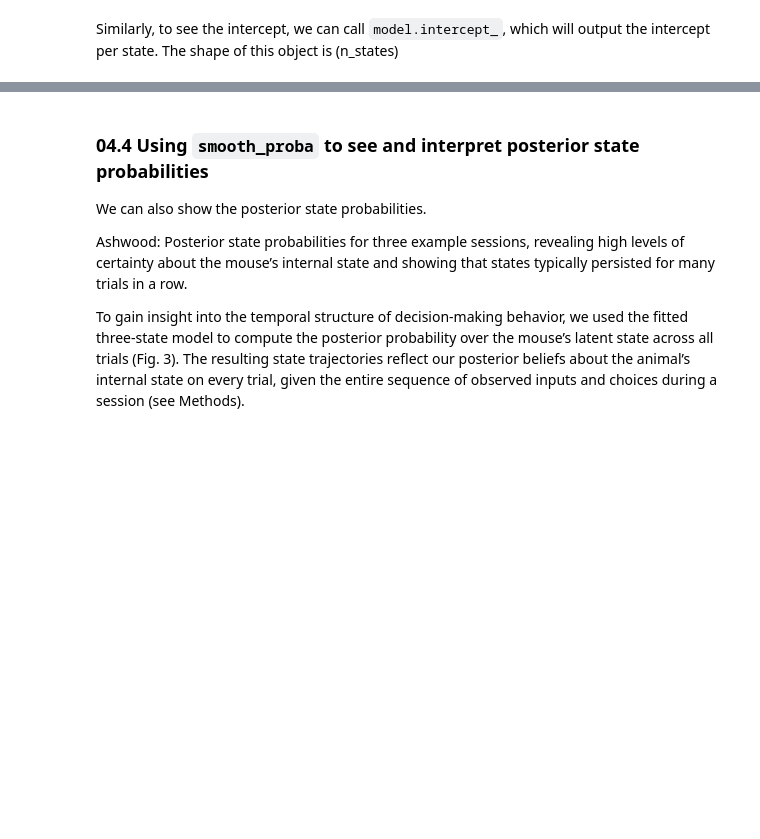
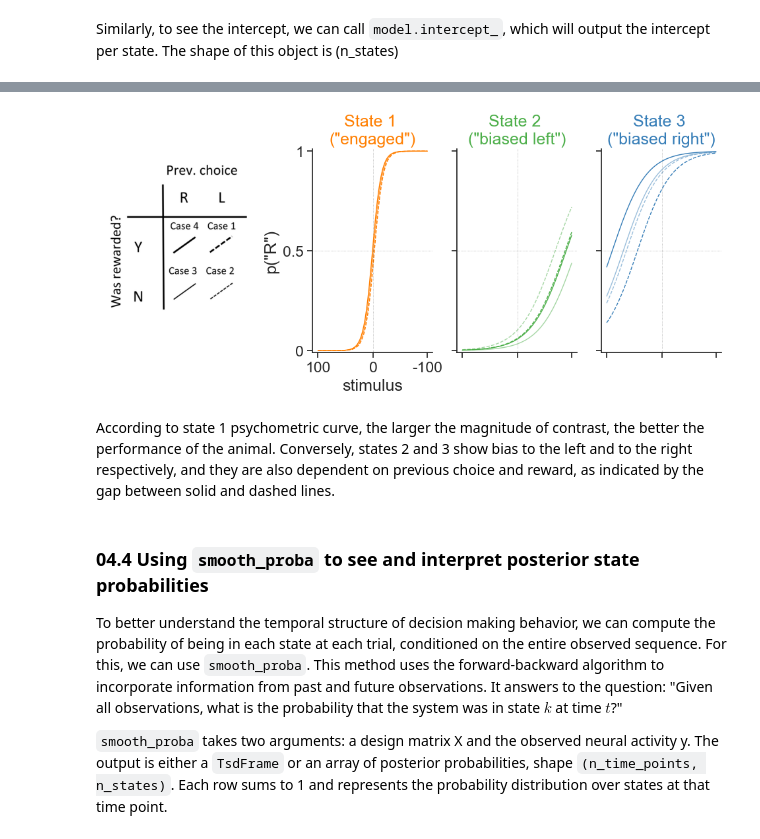
Before and after one commit to camila-maura/glm_hmm_notebook, a Jupyter notebook: scripts/01_ashwood_replication.ipynb, the cells around one changed output, grey strips where cells are left out. Drawn from its saved outputs; the diff is of its cells as text; code cells hidden in the pictures; blank space fills up the shorter version.

Commit message:
finished first draft of notebook. pending details of conclusion and additional resources

````diff
--- a/scripts/01_ashwood_replication.ipynb
+++ b/scripts/01_ashwood_replication.ipynb
@@ -1248,0 +757,38 @@ plt.show()
+# %%
+# Get max and min stimulus contrast
+min_val_stim = np.min(X[:, 0])
+max_val_stim = np.max(X[:, 0])
+# and create an array with constant steps between them for plotting
+stim_vals = np.arange(max_val_stim, min_val_stim, -0.05)
+
+# Cases 1, 2, 3 and 4
+cases = [[1,1], [1,-1], [-1,1], [-1,-1]]
+rates = []  # List of rates
+
+# Instantiate basis objects
+prev_choice_const_basis, wsls_const_basis = nmo.basis.IdentityEval(), nmo.basis.IdentityEval()
+basis_object = (stimuli_basis + wsls_const_basis + prev_choice_const_basis)
+
+# Iterate through the four cases
+for case in cases:
+    pc_const, wsls_const = case
+
+    # Compute design matrix for this case
+    design_matrix_psychometric = basis_object.compute_features(
+        stim_vals,
+        np.repeat(pc_const, len(stim_vals)),
+        np.repeat(wsls_const, len(stim_vals))
+    )
+
+    # Compute rate per state
+    rate_per_state_case = compute_rate_per_state(
+        design_matrix_psychometric,
+        param,
+        model.inverse_link_function
+    )
+
+    # Append to rates list
+    rates.append(rate_per_state_case)
+
+print(f"first ten trials of case 1 \n  state 1    state 2    state 3 \n{rates[0][:10,:]} \n")
+print(f"shape of compute_rate_per_state output \n{rates[0].shape}")
@@ -1249,7 +902,11 @@ plt.show()
+# %%
+plot_psychometric(n_states, rates)
+# %% [output]
+[figure, added]
+# %% [markdown]
+According to state 1 psychometric curve, the larger the magnitude of contrast, the better the performance of the animal. Conversely, states 2 and 3 show bias to the left and to the right respectively, and they are also dependent on previous choice and reward, as indicated by the gap between solid and dashed lines.
 # %% [markdown]
 ### 04.4 Using ```smooth_proba``` to see and interpret posterior state probabilities
-We can also show the posterior state probabilities.
+To better understand the temporal structure of decision making behavior, we can compute the probability of being in each state at each trial, conditioned on the entire observed sequence. For this, we can use ```smooth_proba```. This method uses the forward-backward algorithm to incorporate information from past and future observations. It answers to the question: "Given all observations, what is the probability that the system was in state $k$ at time $t$?"
 
-Ashwood: Posterior state probabilities for three example sessions, revealing high levels of certainty about the mouse’s internal state and showing that states typically persisted for many trials in a row.
-
-To gain insight into the temporal structure of decision-making behavior, we used the fitted three-state model to compute the  posterior probability over the mouse’s latent state across all trials (Fig. 3). The resulting state trajectories reflect our posterior beliefs about the animal’s internal state on every trial, given the entire sequence of observed inputs and choices during a session (see Methods).
+```smooth_proba``` takes two arguments: a design matrix X and the observed neural activity y. The output is either a ```TsdFrame``` or an array of  posterior probabilities, shape ``(n_time_points, n_states)``. Each row sums to 1 and represents the probability distribution over states at that time point.
````
Also changed, not shown: parts of 115 cells of this notebook, 4 other files.
